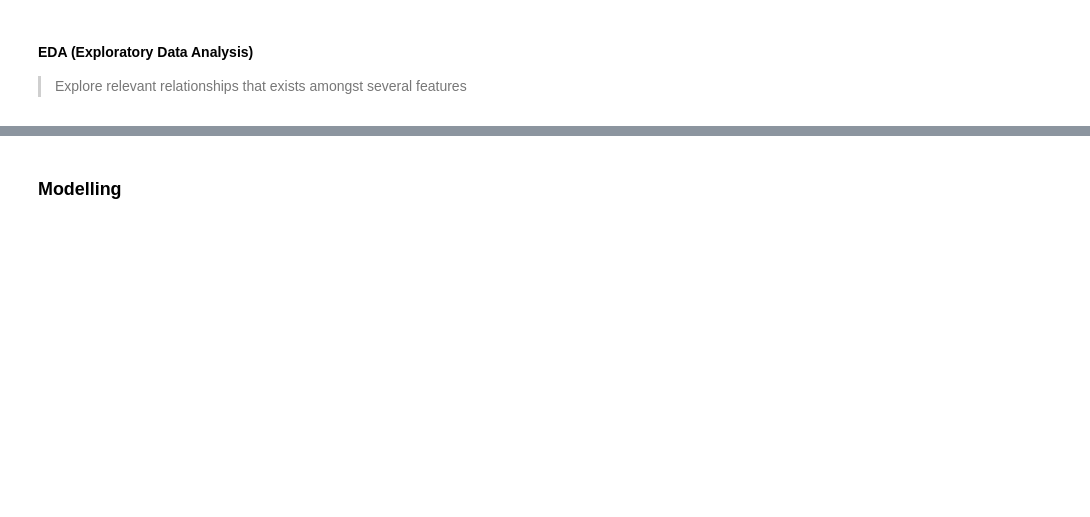
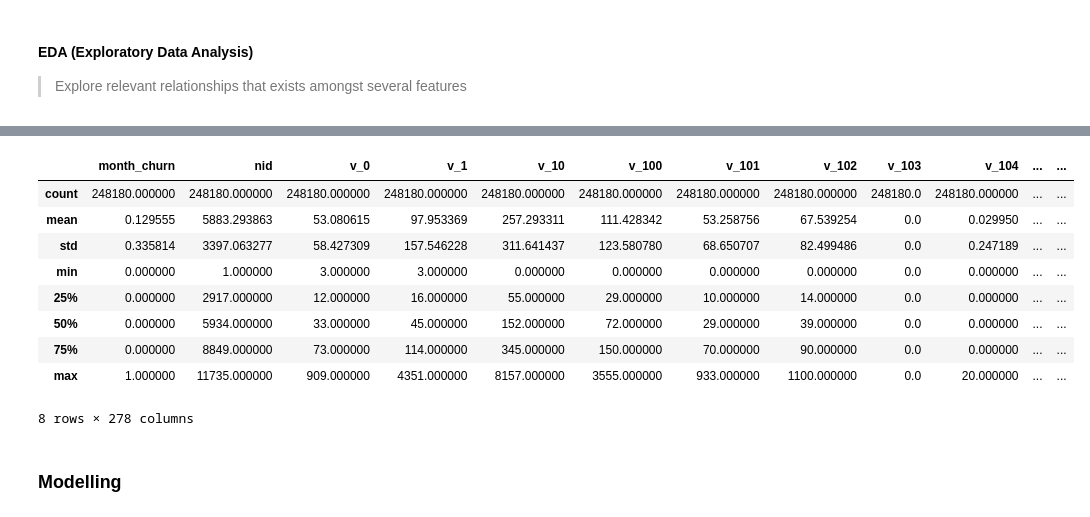
Before and after one commit to PrinssAlex/Predicting-Teacher-Churn-in-Yandex-Uchebnik-A-Short-Term-Retention-Forecasting-System, a Jupyter notebook: workspace.ipynb, the cells around one changed output, grey strips where cells are left out. Drawn from its saved outputs; the diff is of its cells as text; code cells hidden in the pictures; blank space fills up the shorter version.

```diff
--- a/workspace.ipynb
+++ b/workspace.ipynb
@@ -89,3 +180,16 @@ We give equal weight to both — hence, **macro-average** (simple mean) instead
+# %%
+train.describe()
+# %% [output]
+|  | month_churn | nid | v_0 | v_1 | v_10 | v_100 | v_101 | v_102 | v_103 | v_104 | ... | ... |
+| count | 248180.000000 | 248180.000000 | 248180.000000 | 248180.000000 | 248180.000000 | 248180.000000 | 248180.000000 | 248180.000000 | 248180.0 | 248180.000000 | ... | ... |
+| mean | 0.129555 | 5883.293863 | 53.080615 | 97.953369 | 257.293311 | 111.428342 | 53.258756 | 67.539254 | 0.0 | 0.029950 | ... | ... |
+| std | 0.335814 | 3397.063277 | 58.427309 | 157.546228 | 311.641437 | 123.580780 | 68.650707 | 82.499486 | 0.0 | 0.247189 | ... | ... |
+| min | 0.000000 | 1.000000 | 3.000000 | 3.000000 | 0.000000 | 0.000000 | 0.000000 | 0.000000 | 0.0 | 0.000000 | ... | ... |
+| 25% | 0.000000 | 2917.000000 | 12.000000 | 16.000000 | 55.000000 | 29.000000 | 10.000000 | 14.000000 | 0.0 | 0.000000 | ... | ... |
+| 50% | 0.000000 | 5934.000000 | 33.000000 | 45.000000 | 152.000000 | 72.000000 | 29.000000 | 39.000000 | 0.0 | 0.000000 | ... | ... |
+| 75% | 0.000000 | 8849.000000 | 73.000000 | 114.000000 | 345.000000 | 150.000000 | 70.000000 | 90.000000 | 0.0 | 0.000000 | ... | ... |
+| max | 1.000000 | 11735.000000 | 909.000000 | 4351.000000 | 8157.000000 | 3555.000000 | 933.000000 | 1100.000000 | 0.0 | 20.000000 | ... | ... |
+8 rows × 278 columns
 # %% [markdown]
 ### Modelling
 # %%
```
Also changed, not shown: parts of 14 cells of this notebook.
